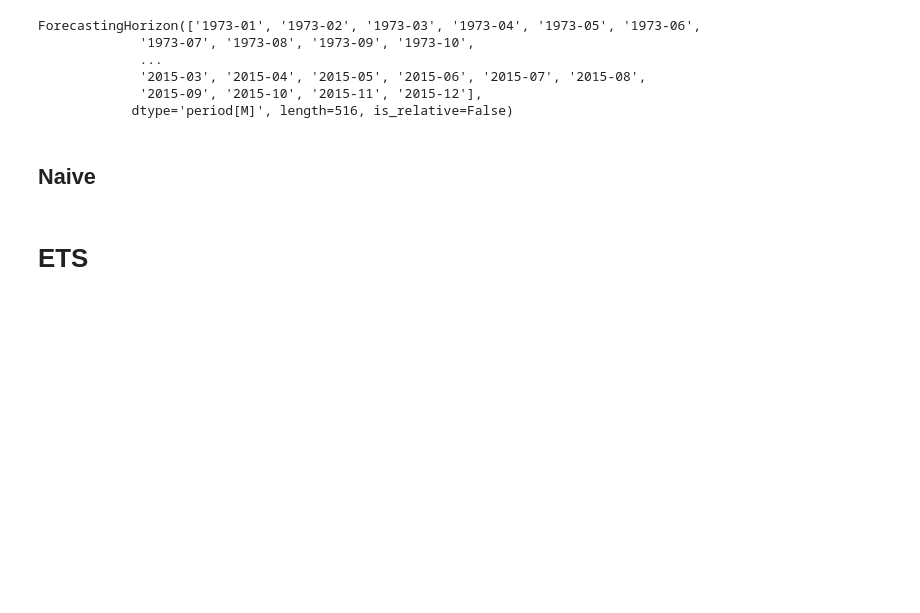
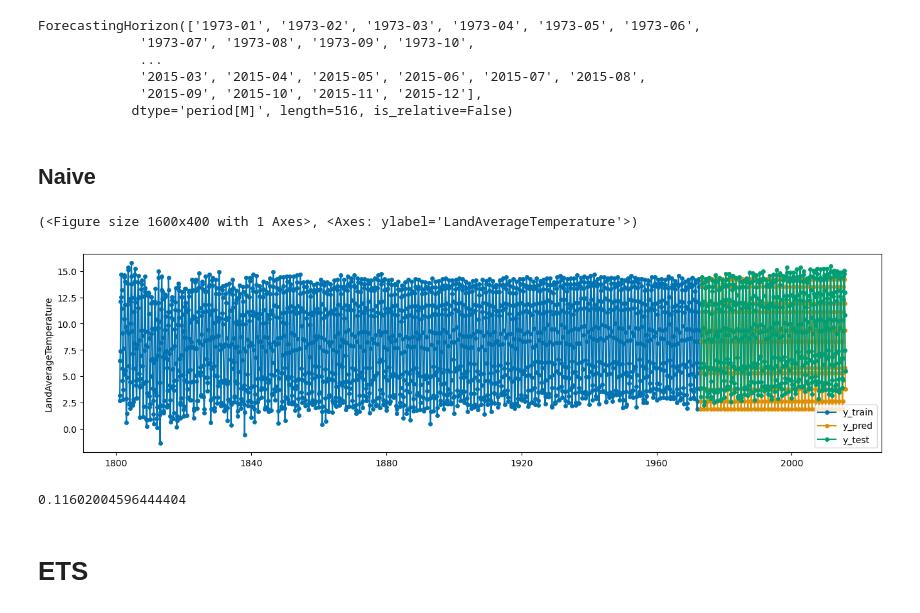
Before and after one commit to keitaVigano/globalTemperature, a Jupyter notebook: notebooks/modeling.ipynb, the cells around one changed output. Drawn from its saved outputs; the diff is of its cells as text; code cells hidden in the pictures; blank space fills up the shorter version.

Commit message:
ets, exponential forecaster

```diff
--- a/notebooks/modeling.ipynb
+++ b/notebooks/modeling.ipynb
@@ -23,13 +25,11 @@ df_train = pd.read_csv("../data/cleaned/GlobalTemperaturesCleanedTrain.csv", sep
 df_test = pd.read_csv("../data/cleaned/GlobalTemperaturesCleanedTest.csv", sep = ",", index_col = "Time")
 # %%
 # Processing dataset
-df_train = processed_data_fitting(df_train)
-df_test = processed_data_fitting(df_test)
+df_train = processed_data_fitting(df_train, "GlobalTemperaturesProcessedTrain")
+df_test = processed_data_fitting(df_test, "GlobalTemperaturesProcessedTest")
 # %%
 # specifying forecasting horizon
-fh = ForecastingHorizon(
-    pd.PeriodIndex(pd.date_range("1973-01-01", periods=516, freq="M")), is_relative=False
-)
+fh = ForecastingHorizon(df_test.index, is_relative=False)
 fh
 # %% [output]
 ForecastingHorizon(['1973-01', '1973-02', '1973-03', '1973-04', '1973-05', '1973-06',
@@ -43,14 +43,22 @@ ForecastingHorizon(['1973-01', '1973-02', '1973-03', '1973-04', '1973-05', '1973
 # %%
 # specifying the forecasting algorithm
 naive_forecaster = NaiveForecaster(strategy="last", sp=12)
 
 # fitting the forecaster
-naive_forecaster.fit(df_train, fh=fh)
+naive_forecaster.fit(df_train)
 
 # querying predictions
-y_pred_naive = naive_forecaster.predict()
+y_pred_naive = naive_forecaster.predict(fh)
 
 # plot predictions
-plot_series(df_train, y_pred_naive, labels=["y", "y_pred"])
+plot_series(df_train, y_pred_naive, df_test, labels=["y_train", "y_pred", "y_test"])
+# %% [output]
+(<Figure size 1600x400 with 1 Axes>, <Axes: ylabel='LandAverageTemperature'>)
+[figure, added]
+# %%
+mape = MeanAbsolutePercentageError(symmetric=False)
+mape(df_test, y_pred_naive)
+# %% [output]
+0.11602004596444404
 # %% [markdown]
 # ETS
```
Also changed, not shown: parts of 5 cells of this notebook, 3 other files.
